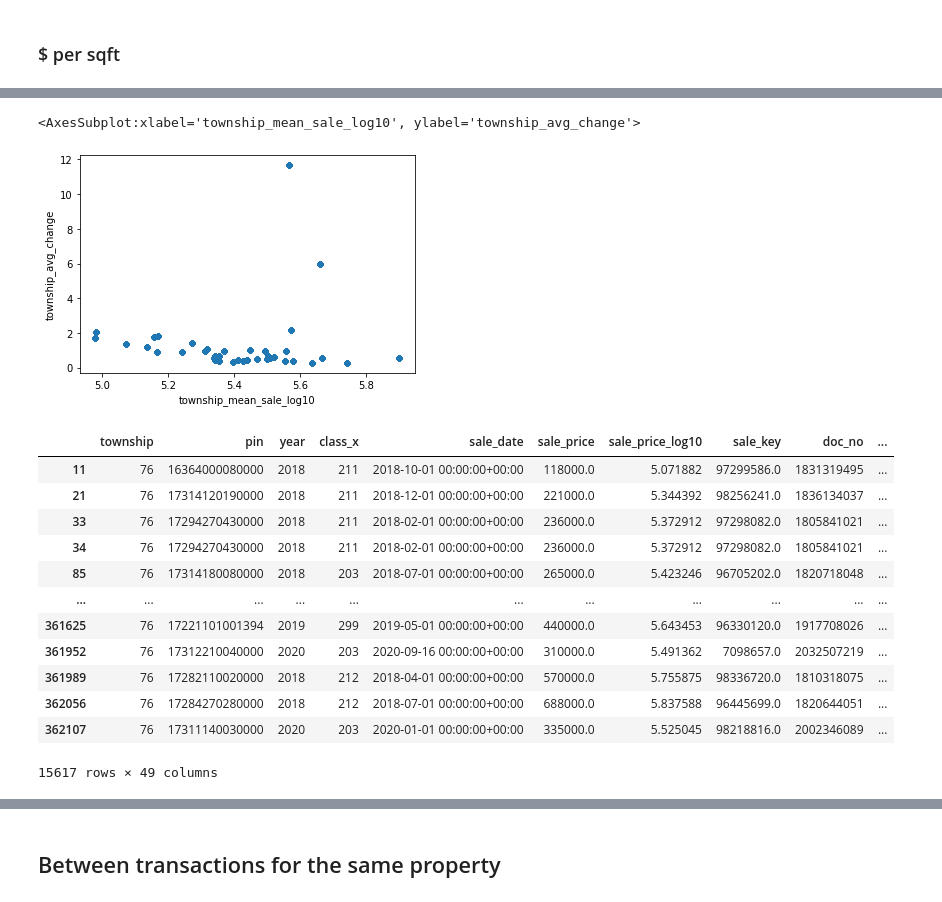
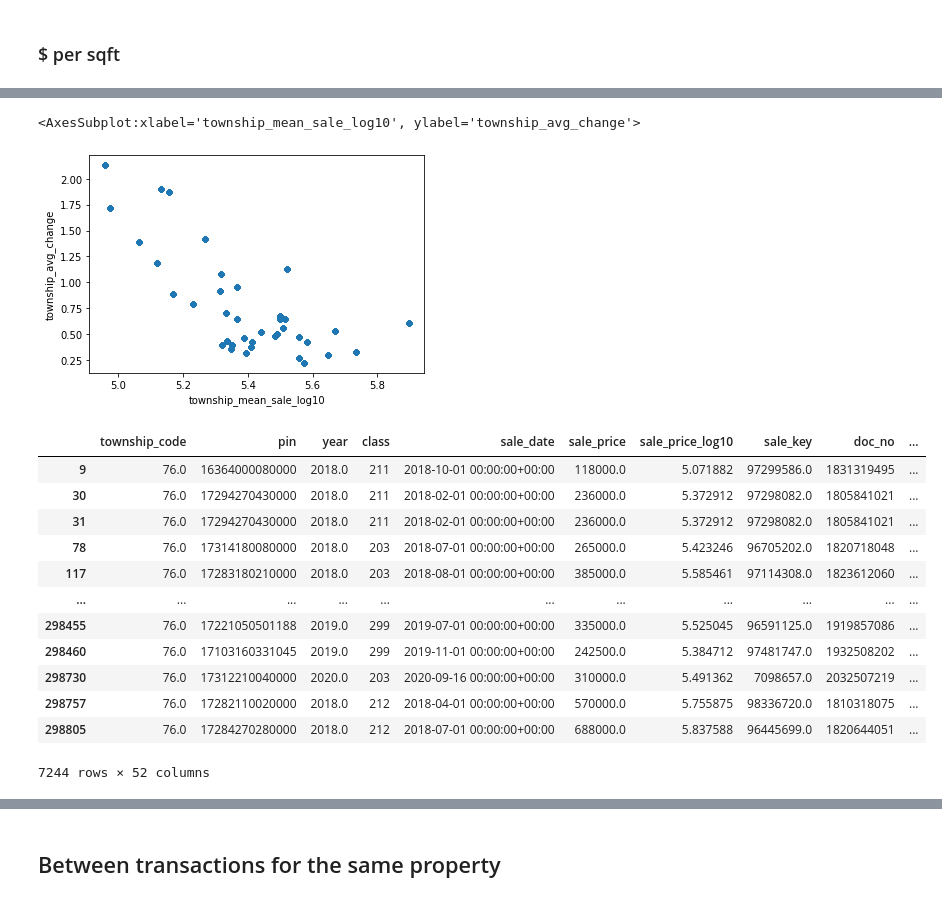
Before and after one commit to ccao-data/model-sales-val, a Jupyter notebook: explore.ipynb, the cells around one changed output, grey strips where cells are left out. Saved outputs shown, nothing was run; the diff lists cells and outputs as text; code cells hidden in the pictures.

```diff
--- a/explore.ipynb
+++ b/explore.ipynb
@@ -7,18 +7,23 @@ import numpy as np
 # Data Cleaning
 # %%
 sales = pd.read_parquet('sale_sample_18-21.parquet')
-townships = gpd.read_file('townships.geojson')
+township_codes = gpd.read_file('townships.geojson')
 char_sample = pd.read_csv('char_sample.csv', dtype={'class': str}) # also has 'EX' in column
-#geo_info = pd.read_csv('parcels_geoinfo.csv')
+geo_info = pd.read_csv('parcels_geoinfo.csv')
 
-sales.rename(columns={'township_code': 'township'}, inplace=True)
 sales.year = sales.year.astype(int)
 sales.pin = sales.pin.astype(int)
-#sales.township = sales.township.astype(int)
+#sales.township = sales.township_code.astype(int)
 #townships.township = townships.township.astype(int)
-sales = pd.merge(sales, char_sample, on=['pin', 'year'])
-#sales = pd.merge(sales, char_sample, on=['pin', 'year', 'class']) # gets rid of a few too many PINs
-#geo_sales = sales.merge(geo_info, on='pin')
+geo_info['class'] = geo_info['class'].astype(str)
+geo_info.drop(['year'], axis=1,  inplace=True)
+sales['class'] = sales['class'].astype(str)
+sales.township_code = sales.township_code.astype(int)
+sales = pd.merge(sales, geo_info, on=['pin', 'class'], how='outer')
+sales = pd.merge(sales, char_sample, on=['pin', 'year', 'class'])
+sales = sales[sales['is_multisale'] != 1]
+sales = sales[sales['num_parcels_sale'] == 1] # STOP GAP
+sales.rename(columns = {'township_code_x': 'township_code'}, inplace=True)
 # %% [markdown]
 # Variance - Outlier Detection
 # %% [markdown]
@@ -190,11 +155,10 @@ Create buckets of which properties fall into which growth rates. Look at absolut
 See what portion of data illustrates particular outlier flag, and which ones illustrate several outlier flags.
 # %%
 sales['pct'] = sales.sort_values('sale_date').groupby('pin')['sale_price'].pct_change()
-township_avg_change = sales.groupby('township')['pct'].mean()
-township_mean = sales.groupby('township')['sale_price_log10'].mean()
+township_avg_change = sales.groupby(['township_code'])['pct'].mean()
+township_mean = sales.groupby(['township_code'])['sale_price_log10'].mean()
 
-
-sales.set_index('township', inplace=True)
+sales.set_index('township_code', inplace=True)
 sales['township_avg_change'] = township_avg_change
 sales['township_mean_sale_log10'] = township_mean
 sales['diff_from_township_mean_sale_log10'] = abs(sales['township_mean_sale_log10'] - sales['sale_price_log10'])
@@ -206,23 +170,23 @@ sales.reset_index(inplace=True)
 sales.plot.scatter(x='township_mean_sale_log10', y='township_avg_change')
 # %% [output]
 <AxesSubplot:xlabel='township_mean_sale_log10', ylabel='township_avg_change'>
-[figure, old version]
+[figure, new version]
 # %%
-sales[sales['township'] == '76']
+sales[sales['township_code'] == 76]
 # %% [output]
-|  | township | pin | year | class_x | sale_date | sale_price | sale_price_log10 | sale_key | doc_no | ... |
-| 11 | 76 | 16364000080000 | 2018 | 211 | 2018-10-01 00:00:00+00:00 | 118000.0 | 5.071882 | 97299586.0 | 1831319495 | ... |
-| 21 | 76 | 17314120190000 | 2018 | 211 | 2018-12-01 00:00:00+00:00 | 221000.0 | 5.344392 | 98256241.0 | 1836134037 | ... |
-| 33 | 76 | 17294270430000 | 2018 | 211 | 2018-02-01 00:00:00+00:00 | 236000.0 | 5.372912 | 97298082.0 | 1805841021 | ... |
-| 34 | 76 | 17294270430000 | 2018 | 211 | 2018-02-01 00:00:00+00:00 | 236000.0 | 5.372912 | 97298082.0 | 1805841021 | ... |
-| 85 | 76 | 17314180080000 | 2018 | 203 | 2018-07-01 00:00:00+00:00 | 265000.0 | 5.423246 | 96705202.0 | 1820718048 | ... |
+|  | township_code | pin | year | class | sale_date | sale_price | sale_price_log10 | sale_key | doc_no | ... |
+| 9 | 76.0 | 16364000080000 | 2018.0 | 211 | 2018-10-01 00:00:00+00:00 | 118000.0 | 5.071882 | 97299586.0 | 1831319495 | ... |
+| 30 | 76.0 | 17294270430000 | 2018.0 | 211 | 2018-02-01 00:00:00+00:00 | 236000.0 | 5.372912 | 97298082.0 | 1805841021 | ... |
+| 31 | 76.0 | 17294270430000 | 2018.0 | 211 | 2018-02-01 00:00:00+00:00 | 236000.0 | 5.372912 | 97298082.0 | 1805841021 | ... |
+| 78 | 76.0 | 17314180080000 | 2018.0 | 203 | 2018-07-01 00:00:00+00:00 | 265000.0 | 5.423246 | 96705202.0 | 1820718048 | ... |
+| 117 | 76.0 | 17283180210000 | 2018.0 | 203 | 2018-08-01 00:00:00+00:00 | 385000.0 | 5.585461 | 97114308.0 | 1823612060 | ... |
 | ... | ... | ... | ... | ... | ... | ... | ... | ... | ... | ... |
-| 361625 | 76 | 17221101001394 | 2019 | 299 | 2019-05-01 00:00:00+00:00 | 440000.0 | 5.643453 | 96330120.0 | 1917708026 | ... |
-| 361952 | 76 | 17312210040000 | 2020 | 203 | 2020-09-16 00:00:00+00:00 | 310000.0 | 5.491362 | 7098657.0 | 2032507219 | ... |
-| 361989 | 76 | 17282110020000 | 2018 | 212 | 2018-04-01 00:00:00+00:00 | 570000.0 | 5.755875 | 98336720.0 | 1810318075 | ... |
-| 362056 | 76 | 17284270280000 | 2018 | 212 | 2018-07-01 00:00:00+00:00 | 688000.0 | 5.837588 | 96445699.0 | 1820644051 | ... |
-| 362107 | 76 | 17311140030000 | 2020 | 203 | 2020-01-01 00:00:00+00:00 | 335000.0 | 5.525045 | 98218816.0 | 2002346089 | ... |
+| 298455 | 76.0 | 17221050501188 | 2019.0 | 299 | 2019-07-01 00:00:00+00:00 | 335000.0 | 5.525045 | 96591125.0 | 1919857086 | ... |
+| 298460 | 76.0 | 17103160331045 | 2019.0 | 299 | 2019-11-01 00:00:00+00:00 | 242500.0 | 5.384712 | 97481747.0 | 1932508202 | ... |
+| 298730 | 76.0 | 17312210040000 | 2020.0 | 203 | 2020-09-16 00:00:00+00:00 | 310000.0 | 5.491362 | 7098657.0 | 2032507219 | ... |
+| 298757 | 76.0 | 17282110020000 | 2018.0 | 212 | 2018-04-01 00:00:00+00:00 | 570000.0 | 5.755875 | 98336720.0 | 1810318075 | ... |
+| 298805 | 76.0 | 17284270280000 | 2018.0 | 212 | 2018-07-01 00:00:00+00:00 | 688000.0 | 5.837588 | 96445699.0 | 1820644051 | ... |
-15617 rows × 49 columns
+7244 rows × 52 columns
 # %%
 sales.diff_from_township_mean_sale_log10.plot.hist()
 # %% [output]
```
Also changed, not shown: parts of 65 cells of this notebook.
